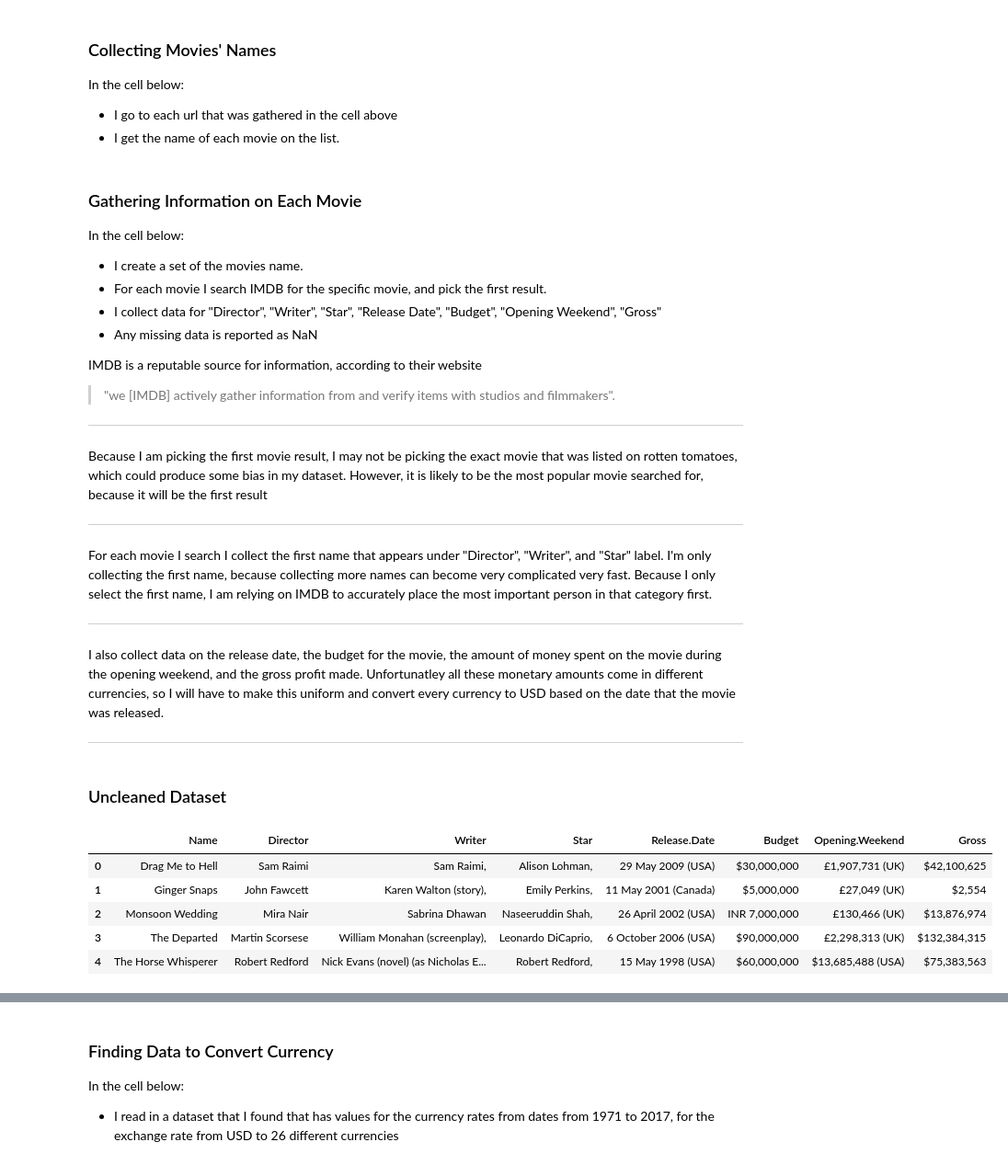
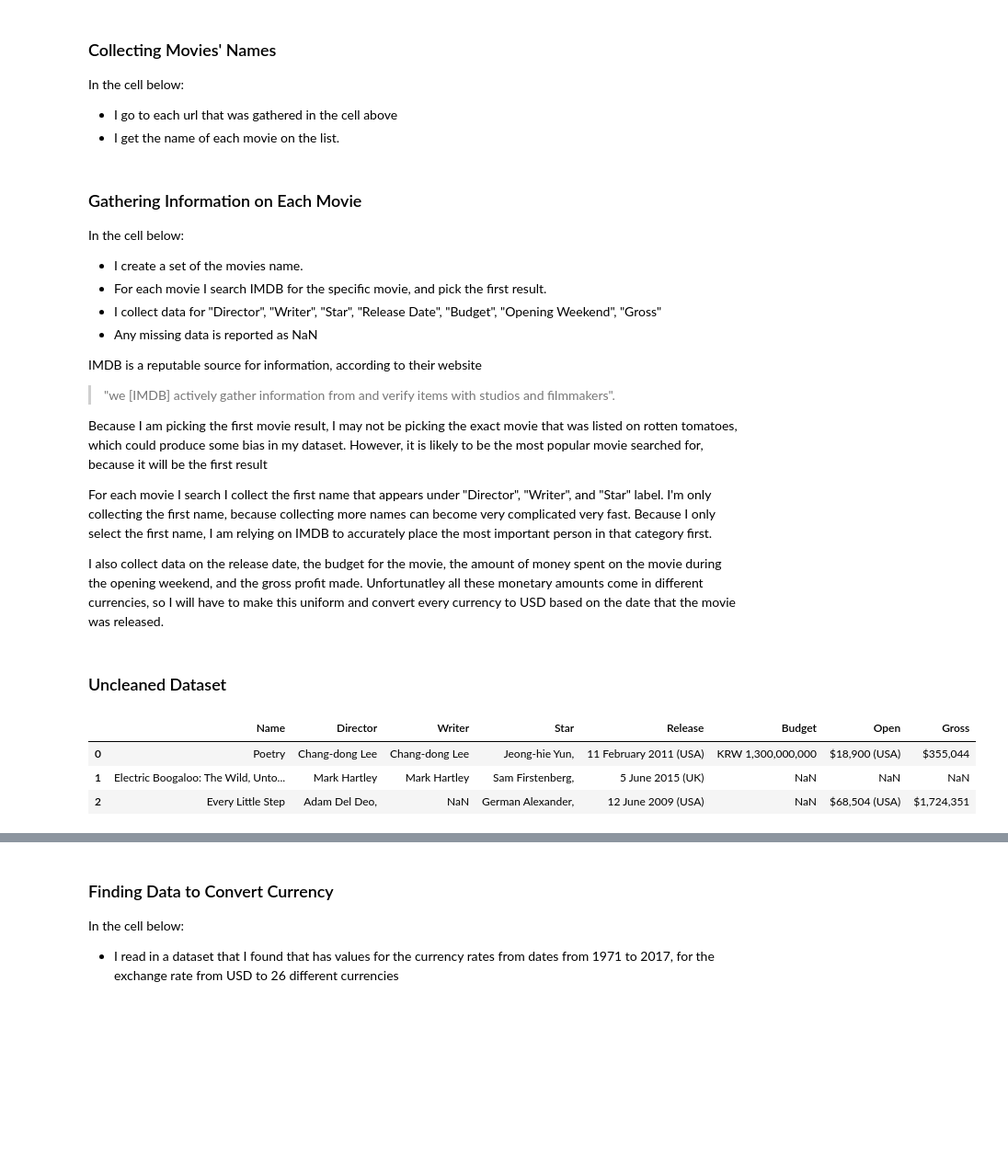
Before and after one commit to brookemosby/Movies, a Jupyter notebook: Jarvis_Project.ipynb, the cells around one changed output, grey strips where cells are left out. Shown at 92% size. Drawn from its saved outputs; the diff is of its cells as text; code cells hidden in the pictures; blank space fills up the shorter version.

```diff
--- a/Jarvis_Project.ipynb
+++ b/Jarvis_Project.ipynb
@@ -40,14 +35,12 @@ In the cell below:
 all_movies = []
 for url in top:
     page_source = requests.get(url).text
-    time.sleep(1)  # PAUSE before continuing.
     soup = BeautifulSoup(page_source, "html.parser")
     top_100 = soup.find('script', type='application/ld+json')
     data = json.loads(top_100.text)
     list_dict = data["itemListElement"]
     for top_movies in list_dict:
         page_source = requests.get(top_movies["url"]).text
-        time.sleep(.3)
         soup = BeautifulSoup(page_source, "html.parser")
         data = json.loads(soup.find('script', type='application/ld+json').text)
         all_movies.append(data["name"])
@@ -64,47 +57,37 @@ IMDB is a reputable source for information, according to their website
 >"we [IMDB] actively gather information from and verify items with studios and
 filmmakers".
 
+Because I am picking the first movie result, I may not be picking the exact movie that was listed on rotten tomatoes, which could produce some bias in my dataset. However, it is likely to be the most popular movie searched for, because it will be the first result
 
-***
+For each movie I search I collect the first name that appears under "Director", "Writer", and "Star" label. I'm only collecting the first name, because collecting more names can become very complicated very fast. Because I only select the first name, I am relying on IMDB to accurately place the most important person in that category first.
 
-Because I am picking the first movie result, I may not be picking the exact movie that was listed on rotten tomatoes, which could produce some bias in my dataset. However, it is likely to be the most popular movie searched for, because it will be the first result
-***
-For each movie I search I collect the first name that appears under "Director", "Writer", and "Star" label. I'm only collecting the first name, because collecting more names can become very complicated very fast. Because I only select the first name, I am relying on IMDB to accurately place the most important person in that category first.
-***
 I also collect data on the release date, the budget for the movie, the amount of money spent on the movie during the opening weekend, and the gross profit made.
 Unfortunatley all these monetary amounts come in different currencies, so I will have to make this uniform and convert every currency to USD based on the date that the movie was released.
-***
 # %%
 all_movies = list(set( all_movies ))
 #This movie won't produce any results on IMDB with the parenthesis, which will
 #create an error, so this is a quick fix.
 oops=all_movies.index("The Good, the Bad, the Weird (Joheun-nom, Nabbeun-nom, Isanghan-nom)")
 all_movies[oops] = "The Good, the Bad, the Weird"
-
 n = len(all_movies)
 data = [[movie] for movie in all_movies]
 base_url = "http://www.imdb.com/"
 browser = webdriver.Chrome()
 browser.get(base_url)
-columns = ["Name","Director","Writer","Star","Release.Date","Budget","Opening.Weekend","Gross"]
-
 for i in range(len(data)):
     # Get the search bar, type in some text, and press Enter.
     search_bar = browser.find_element_by_id("navbar-query")
     search_bar.clear() # Clear any pre-set text.
     search_bar.send_keys(data[i][0])
     search_bar.send_keys(Keys.RETURN) # Press Enter.
-    time.sleep(np.random.rand())
     soup = BeautifulSoup(browser.page_source,"html.parser")
     table = soup.find( name = "table" )
     link = table.find_all(name="td")[1]#choose first search result
     url = base_url+link.find(name="a")["href"]
-    time.sleep(np.random.rand())
     browser.get(url)#get page for first movie result
     soup = BeautifulSoup(browser.page_source,"html.parser")
     tab = soup.find_all(name="h4")
     D, W, S, B, O, G, R = False, False, False, False, False, False, False
-
     for j in tab:
         if j.text == "Director:" or j.text == "Directors:":
             data[i].append((" ").join(j.next_sibling.next_sibling.text.split()))
@@ -141,21 +124,18 @@ for i in range(len(data)):
         data[i].insert(6, np.nan)
     if not G:
         data[i].insert(7, np.nan)
-
-
 browser.close()
 # %% [markdown]
 ### Uncleaned Dataset
 # %%
+columns = ["Name","Director","Writer","Star","Release","Budget","Open","Gross"]
 df = pd.DataFrame( data, index = np.arange(n), columns = columns )
-df.head()
+df.head(3)
 # %% [output]
-|  | Name | Director | Writer | Star | Release.Date | Budget | Opening.Weekend | Gross |
-| 0 | Drag Me to Hell | Sam Raimi | Sam Raimi, | Alison Lohman, | 29 May 2009 (USA) | $30,000,000 | £1,907,731 (UK) | $42,100,625 |
-| 1 | Ginger Snaps | John Fawcett | Karen Walton (story), | Emily Perkins, | 11 May 2001 (Canada) | $5,000,000 | £27,049 (UK) | $2,554 |
-| 2 | Monsoon Wedding | Mira Nair | Sabrina Dhawan | Naseeruddin Shah, | 26 April 2002 (USA) | INR 7,000,000 | £130,466 (UK) | $13,876,974 |
-| 3 | The Departed | Martin Scorsese | William Monahan (screenplay), | Leonardo DiCaprio, | 6 October 2006 (USA) | $90,000,000 | £2,298,313 (UK) | $132,384,315 |
-| 4 | The Horse Whisperer | Robert Redford | Nick Evans (novel) (as Nicholas E... | Robert Redford, | 15 May 1998 (USA) | $60,000,000 | $13,685,488 (USA) | $75,383,563 |
+|  | Name | Director | Writer | Star | Release | Budget | Open | Gross |
+| 0 | Poetry | Chang-dong Lee | Chang-dong Lee | Jeong-hie Yun, | 11 February 2011 (USA) | KRW 1,300,000,000 | $18,900 (USA) | $355,044 |
+| 1 | Electric Boogaloo: The Wild, Unto... | Mark Hartley | Mark Hartley | Sam Firstenberg, | 5 June 2015 (UK) | NaN | NaN | NaN |
+| 2 | Every Little Step | Adam Del Deo, | NaN | German Alexander, | 12 June 2009 (USA) | NaN | $68,504 (USA) | $1,724,351 |
 # %% [markdown]
 ### Cleaning Data
 In the cell below:
```
Also changed, not shown: parts of 27 cells of this notebook, 3 other files.
